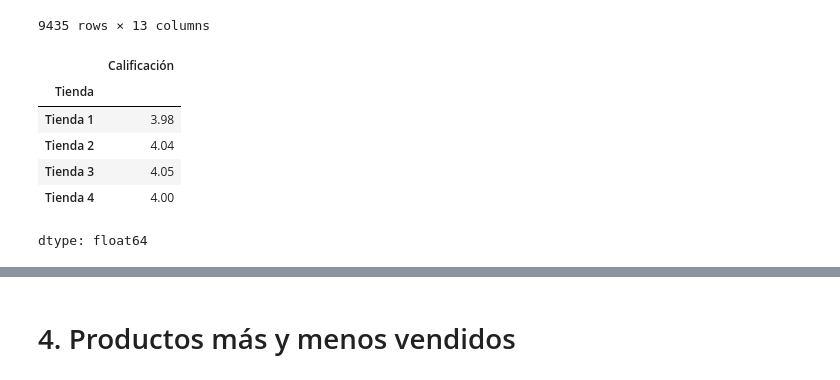
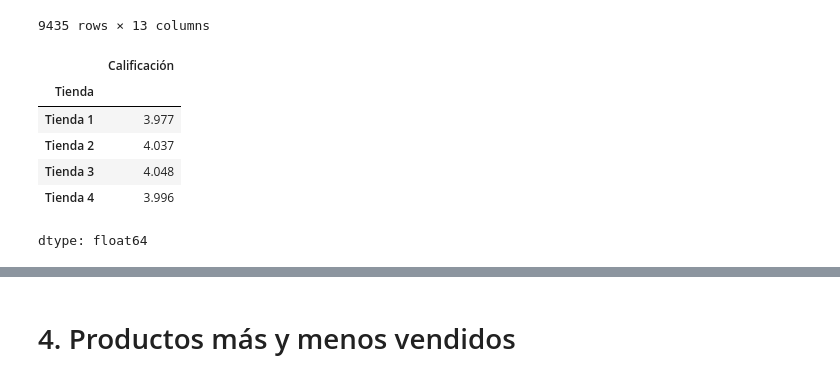
Before and after one commit to JairoCJN/Store-Analysis, a Jupyter notebook: challenge1-data-science-latam/AluraStoreLatam.ipynb, the cells around one changed output, grey strips where cells are left out. Saved outputs shown, nothing was run; the diff lists cells and outputs as text; code cells hidden in the pictures.

```diff
--- a/challenge1-data-science-latam/AluraStoreLatam.ipynb
+++ b/challenge1-data-science-latam/AluraStoreLatam.ipynb
@@ -249,13 +250,13 @@ tiendas
 | 2357 | Cuerda para saltar | Deportes y diversión | 11200.0 | 1300.0 | 17/11/2021 | Felipe Santos | Bogotá | ... |
 9435 rows × 13 columns
 # %%
-tiendas_calificacion=tiendas.groupby("Tienda")["Calificación"].mean().round(2)
+tiendas_calificacion=tiendas.groupby("Tienda")["Calificación"].mean().round(3)
 tiendas_calificacion
 # %% [output]
 |  | Calificación |
 | Tienda |  |
-| Tienda 1 | 3.98 |
-| Tienda 2 | 4.04 |
-| Tienda 3 | 4.05 |
-| Tienda 4 | 4.00 |
+| Tienda 1 | 3.977 |
+| Tienda 2 | 4.037 |
+| Tienda 3 | 4.048 |
+| Tienda 4 | 3.996 |
 dtype: float64
```
Also changed, not shown: parts of 3 cells of this notebook.
